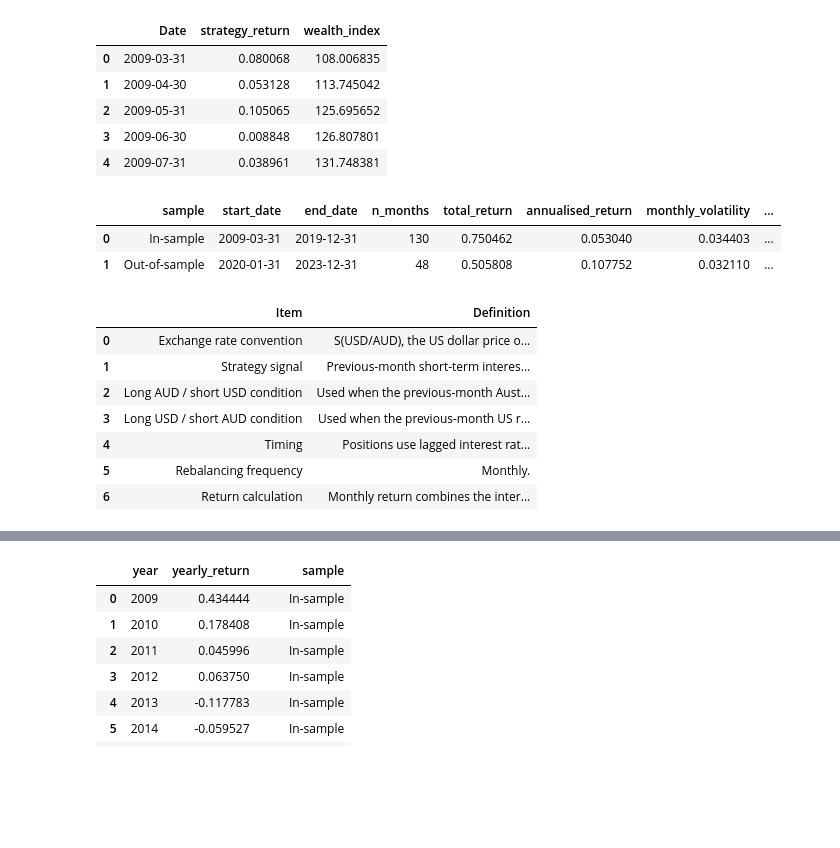
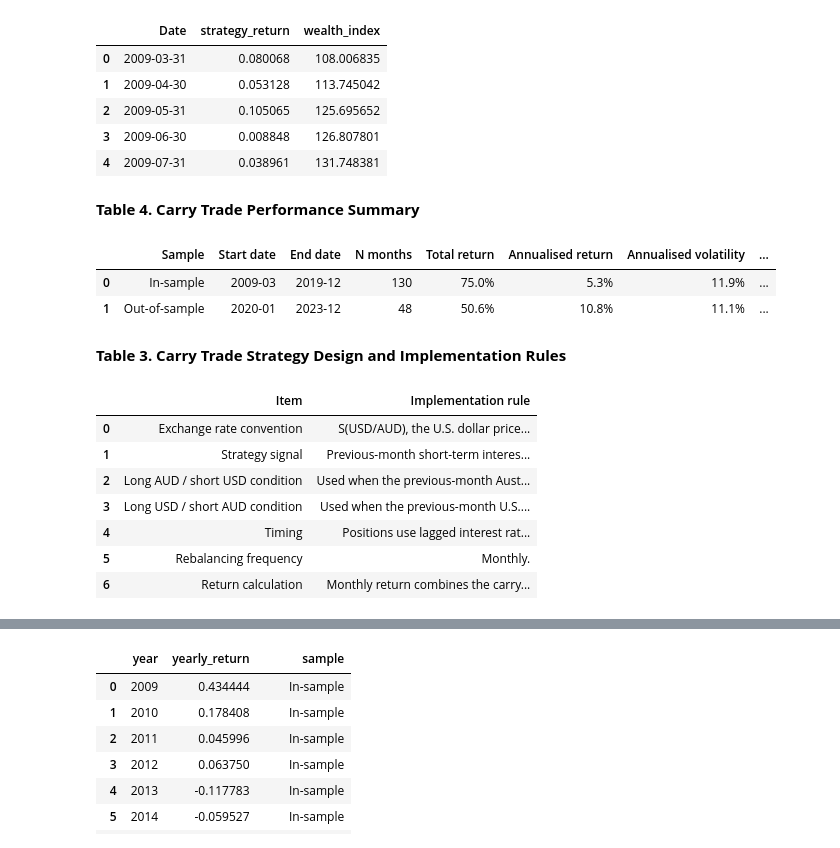
Before and after one commit to marwanferreira/audusd-carry-uip-ppp, a Jupyter notebook: notebooks/03_part3_carry_trade_audusd.ipynb, the cells around one changed output, grey strips where cells are left out. Saved outputs shown, nothing was run; the diff lists cells and outputs as text; code cells hidden in the pictures; blank space fills up the shorter version.

```diff
--- a/notebooks/03_part3_carry_trade_audusd.ipynb
+++ b/notebooks/03_part3_carry_trade_audusd.ipynb
@@ -174,45 +175,59 @@ insample[["Date", "strategy_return", "wealth_index"]].head()
 # %%
 def max_drawdown(wealth):
     running_max = wealth.cummax()
     drawdown = wealth / running_max - 1
     return drawdown.min()
 
 def performance_summary(data, sample_name):
     total_return = data["wealth_index"].iloc[-1] / 100 - 1
     n_months = len(data)
     annualised_return = (1 + total_return) ** (12 / n_months) - 1
     monthly_vol = data["strategy_return"].std()
     annualised_vol = monthly_vol * np.sqrt(12)
     sharpe = annualised_return / annualised_vol if annualised_vol != 0 else np.nan
 
     return {
-        "sample": sample_name,
-        "start_date": data["Date"].min(),
-        "end_date": data["Date"].max(),
-        "n_months": n_months,
-        "total_return": total_return,
-        "annualised_return": annualised_return,
-        "monthly_volatility": monthly_vol,
-        "annualised_volatility": annualised_vol,
-        "sharpe_ratio": sharpe,
-        "max_drawdown": max_drawdown(data["wealth_index"]),
-        "hit_rate": (data["strategy_return"] > 0).mean(),
-        "best_month": data["strategy_return"].max(),
-        "worst_month": data["strategy_return"].min()
+        "Sample": sample_name,
+        "Start date": data["Date"].min().strftime("%Y-%m"),
+        "End date": data["Date"].max().strftime("%Y-%m"),
+        "N months": n_months,
+        "Total return": total_return,
+        "Annualised return": annualised_return,
+        "Annualised volatility": annualised_vol,
+        "Sharpe ratio": sharpe,
+        "Maximum drawdown": max_drawdown(data["wealth_index"]),
+        "Hit rate": (data["strategy_return"] > 0).mean()
     }
 
-performance_table = pd.DataFrame([
+table4_performance_summary = pd.DataFrame([
     performance_summary(insample, "In-sample"),
     performance_summary(oos, "Out-of-sample")
 ])
 
-performance_table
+percent_cols = [
+    "Total return",
+    "Annualised return",
+    "Annualised volatility",
+    "Maximum drawdown",
+    "Hit rate"
+]
+
+table4_display = table4_performance_summary.copy()
+
+for col in percent_cols:
+    table4_display[col] = (table4_display[col] * 100).round(1).astype(str) + "%"
+
+table4_display["Sharpe ratio"] = table4_display["Sharpe ratio"].round(2)
+
+display(Markdown("**Table 4. Carry Trade Performance Summary**"))
+display(table4_display)
 # %% [output]
+**Table 4. Carry Trade Performance Summary**
-|  | sample | start_date | end_date | n_months | total_return | annualised_return | monthly_volatility | ... |
-| 0 | In-sample | 2009-03-31 | 2019-12-31 | 130 | 0.750462 | 0.053040 | 0.034403 | ... |
-| 1 | Out-of-sample | 2020-01-31 | 2023-12-31 | 48 | 0.505808 | 0.107752 | 0.032110 | ... |
+|  | Sample | Start date | End date | N months | Total return | Annualised return | Annualised volatility | ... |
+| 0 | In-sample | 2009-03 | 2019-12 | 130 | 75.0% | 5.3% | 11.9% | ... |
+| 1 | Out-of-sample | 2020-01 | 2023-12 | 48 | 50.6% | 10.8% | 11.1% | ... |
 # %%
-strategy_design_table = pd.DataFrame({
+table3_strategy_design = pd.DataFrame({
     "Item": [
         "Exchange rate convention",
         "Strategy signal",
@@ -222,25 +237,27 @@ strategy_design_table = pd.DataFrame({
         "Rebalancing frequency",
         "Return calculation"
     ],
-    "Definition": [
-        "S(USD/AUD), the US dollar price of one Australian dollar.",
+    "Implementation rule": [
+        "S(USD/AUD), the U.S. dollar price of one Australian dollar.",
         "Previous-month short-term interest rate differential.",
-        "Used when the previous-month Australian rate is above the US rate.",
-        "Used when the previous-month US rate is above the Australian rate.",
+        "Used when the previous-month Australian rate is above the U.S. rate.",
+        "Used when the previous-month U.S. rate is above the Australian rate.",
         "Positions use lagged interest rates to avoid look-ahead bias.",
         "Monthly.",
-        "Monthly return combines the interest differential and the realised change in S(USD/AUD)."
+        "Monthly return combines the carry component and the realised change in S(USD/AUD)."
     ]
 })
 
-strategy_design_table
+display(Markdown("**Table 3. Carry Trade Strategy Design and Implementation Rules**"))
+display(table3_strategy_design)
 # %% [output]
+**Table 3. Carry Trade Strategy Design and Implementation Rules**
-|  | Item | Definition |
-| 0 | Exchange rate convention | S(USD/AUD), the US dollar price o... |
+|  | Item | Implementation rule |
+| 0 | Exchange rate convention | S(USD/AUD), the U.S. dollar price... |
 | 1 | Strategy signal | Previous-month short-term interes... |
 | 2 | Long AUD / short USD condition | Used when the previous-month Aust... |
-| 3 | Long USD / short AUD condition | Used when the previous-month US r... |
+| 3 | Long USD / short AUD condition | Used when the previous-month U.S.... |
 | 4 | Timing | Positions use lagged interest rat... |
 | 5 | Rebalancing frequency | Monthly. |
-| 6 | Return calculation | Monthly return combines the inter... |
+| 6 | Return calculation | Monthly return combines the carry... |
 # %%
```
Also changed, not shown: parts of 12 cells of this notebook, 13 other files.
